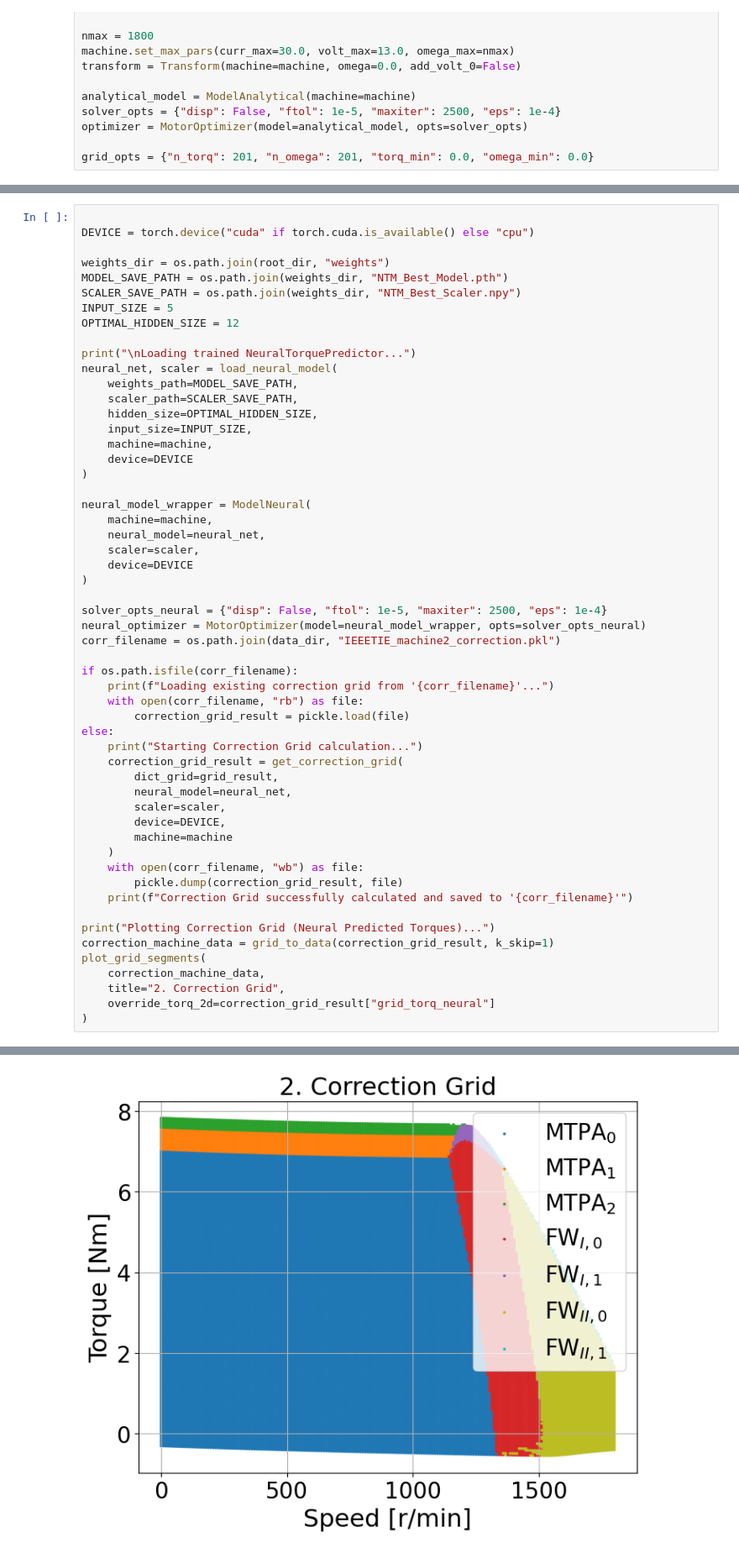
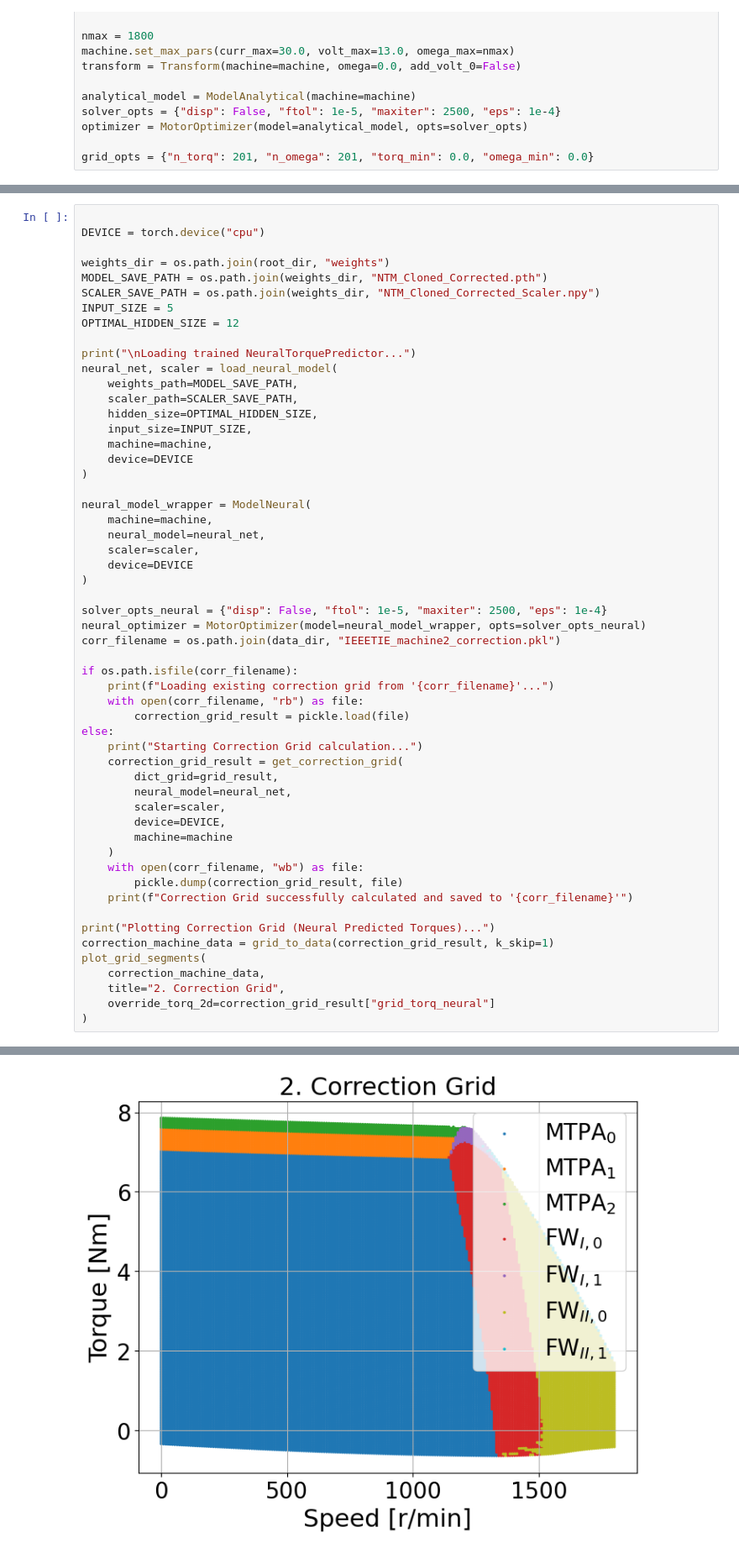
Before and after one commit to AI-RICE/current-setpoints, a Jupyter notebook: notebooks/main.ipynb, the cells around one changed output, grey strips where cells are left out. Shown at 84% size. Cells and saved outputs as stored; diff of their text form.

```diff
--- a/notebooks/main.ipynb
+++ b/notebooks/main.ipynb
@@ -69,11 +69,11 @@ Plotting Baseline Grid...
 [figure]
 # %%
 
-DEVICE = torch.device("cuda" if torch.cuda.is_available() else "cpu")
+DEVICE = torch.device("cpu")
 
 weights_dir = os.path.join(root_dir, "weights")
-MODEL_SAVE_PATH = os.path.join(weights_dir, "NTM_Best_Model.pth")
-SCALER_SAVE_PATH = os.path.join(weights_dir, "NTM_Best_Scaler.npy")
+MODEL_SAVE_PATH = os.path.join(weights_dir, "NTM_Cloned_Corrected.pth")
+SCALER_SAVE_PATH = os.path.join(weights_dir, "NTM_Cloned_Corrected_Scaler.npy")
 INPUT_SIZE = 5
 OPTIMAL_HIDDEN_SIZE = 12
 
@@ -99,34 +99,34 @@ neural_optimizer = MotorOptimizer(model=neural_model_wrapper, opts=solver_opts_n
 corr_filename = os.path.join(data_dir, "IEEETIE_machine2_correction.pkl")
 
 if os.path.isfile(corr_filename):
     print(f"Loading existing correction grid from '{corr_filename}'...")
     with open(corr_filename, "rb") as file:
         correction_grid_result = pickle.load(file)
 else:
     print("Starting Correction Grid calculation...")
     correction_grid_result = get_correction_grid(
         dict_grid=grid_result,
         neural_model=neural_net,
         scaler=scaler,
         device=DEVICE,
         machine=machine
     )
     with open(corr_filename, "wb") as file:
         pickle.dump(correction_grid_result, file)
     print(f"Correction Grid successfully calculated and saved to '{corr_filename}'")
 
 print("Plotting Correction Grid (Neural Predicted Torques)...")
 correction_machine_data = grid_to_data(correction_grid_result, k_skip=1)
 plot_grid_segments(
     correction_machine_data,
     title="2. Correction Grid",
     override_torq_2d=correction_grid_result["grid_torq_neural"]
 )
 # %% [output]
 Loading trained NeuralTorquePredictor...
 Loading existing correction grid from 'c:\Users\matas\Desktop\CurrentSetpoints\data\IEEETIE_machine2_correction.pkl'...
 Plotting Correction Grid (Neural Predicted Torques)...
-[figure, old version]
+[figure, new version]
 # %%
 recalc_filename = os.path.join(data_dir, "IEEETIE_machine2_recalculated.pkl")
 
```
Also changed, not shown: parts of 6 cells of this notebook, 8 other files.
